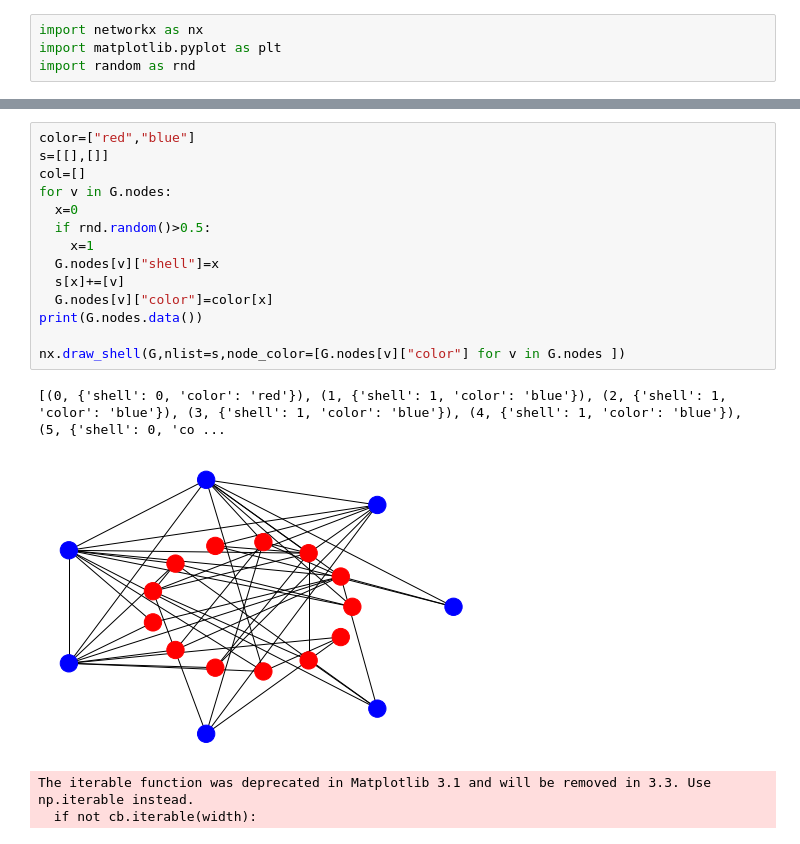
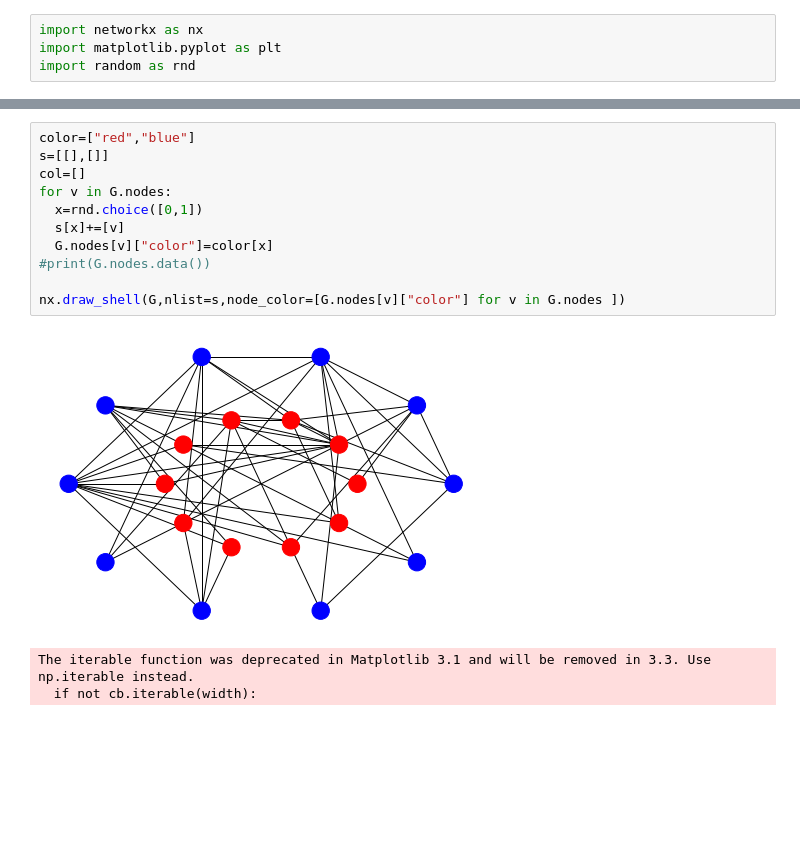
Before and after one commit to czylabsonasa/nx, a Jupyter notebook: probaG.ipynb, the cells around one changed output, grey strips where cells are left out. Saved outputs shown, nothing was run; the diff lists cells and outputs as text; blank space fills up the shorter version.

```diff
--- a/probaG.ipynb
+++ b/probaG.ipynb
@@ -13,20 +29,16 @@ The iterable function was deprecated in Matplotlib 3.1 and will be removed in 3.
 # %%
 color=["red","blue"]
 s=[[],[]]
 col=[]
 for v in G.nodes:
-  x=0
-  if rnd.random()>0.5:
-    x=1
-  G.nodes[v]["shell"]=x
+  x=rnd.choice([0,1])
   s[x]+=[v]
   G.nodes[v]["color"]=color[x]
-print(G.nodes.data())
+#print(G.nodes.data())
 
 nx.draw_shell(G,nlist=s,node_color=[G.nodes[v]["color"] for v in G.nodes ])
 # %% [output]
-[(0, {'shell': 0, 'color': 'red'}), (1, {'shell': 1, 'color': 'blue'}), (2, {'shell': 1, 'color': 'blue'}), (3, {'shell': 1, 'color': 'blue'}), (4, {'shell': 1, 'color': 'blue'}), (5, {'shell': 0, 'co ...
-[figure, old version]
+[figure, new version]
 # %%
 # %% [output]
 The iterable function was deprecated in Matplotlib 3.1 and will be removed in 3.3. Use np.iterable instead.
```
Also changed, not shown: parts of 2 cells of this notebook, 1 other file.
